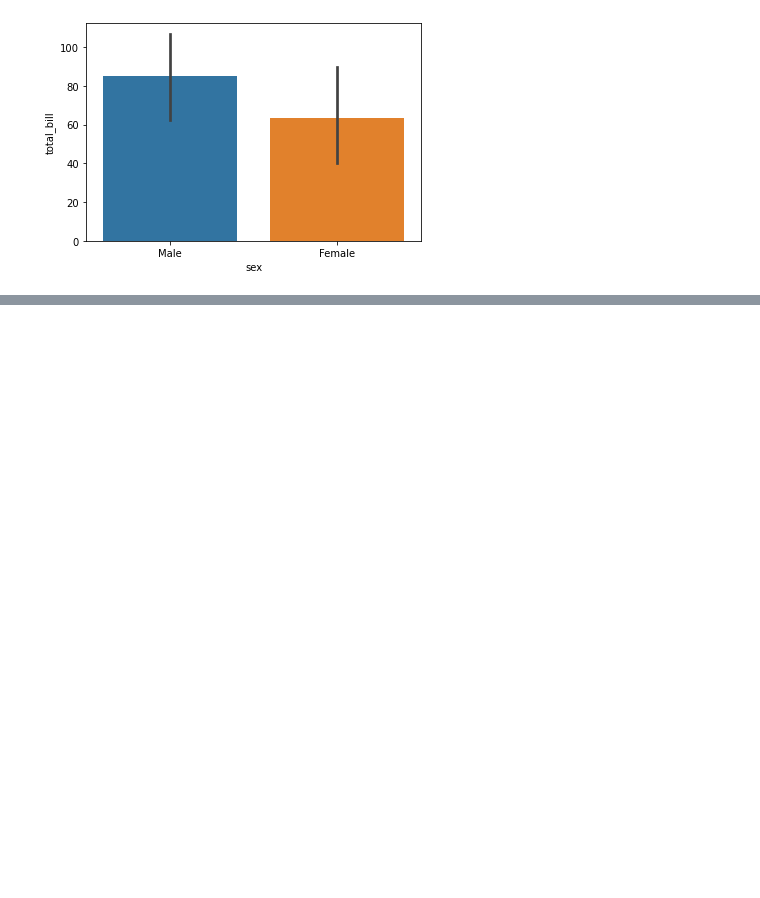
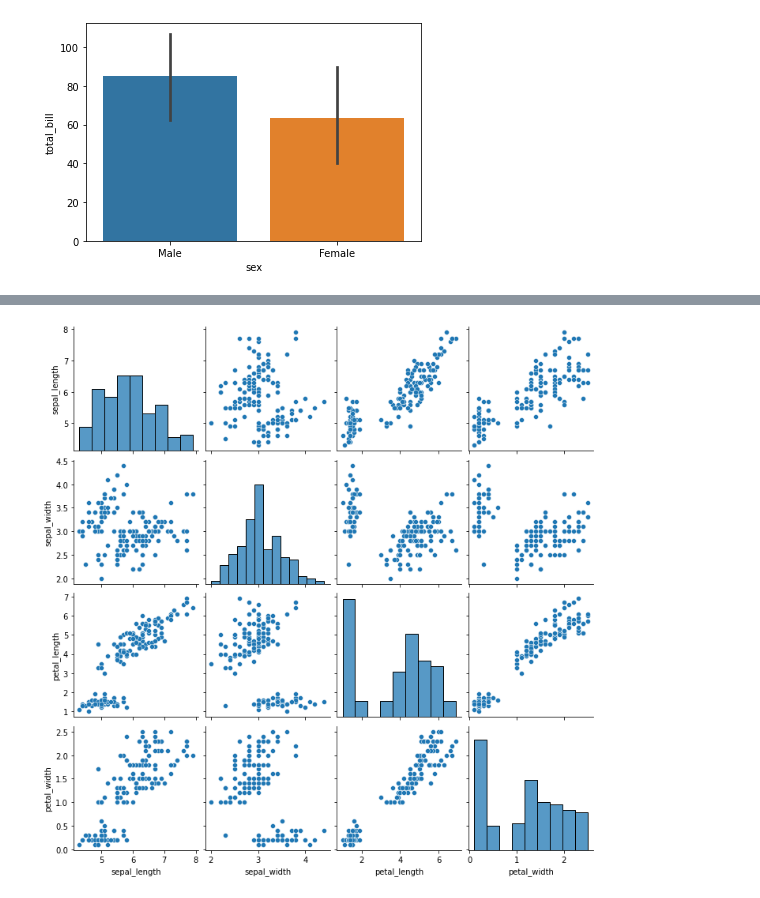
Before and after one commit to WaltTersly/datascience-projects, a Jupyter notebook: seaborn.ipynb, the cells around one changed output, grey strips where cells are left out. Cells and saved outputs as stored; diff of their text form; code cells hidden in the pictures; blank space fills up the shorter version.

Commit message:
complete exercises and examples of how to use seaborn for data visualisation

```diff
--- a/seaborn.ipynb
+++ b/seaborn.ipynb
@@ -48,3 +48,8 @@ sns.barplot(x='sex', y='total_bill', data=tips, estimator=np.var)
 # %% [output]
 <AxesSubplot:xlabel='sex', ylabel='total_bill'>
 [figure]
+# %%
+import seaborn as sns
+%matplotlib inline
+iris = sns.load_dataset('iris')
+iris.head()
@@ -50,0 +63,4 @@ sns.barplot(x='sex', y='total_bill', data=tips, estimator=np.var)
+# %%
+g = sns.pairplot(iris )
+# %% [output]
+[figure, added]
```
Also changed, not shown: parts of 15 cells of this notebook.
